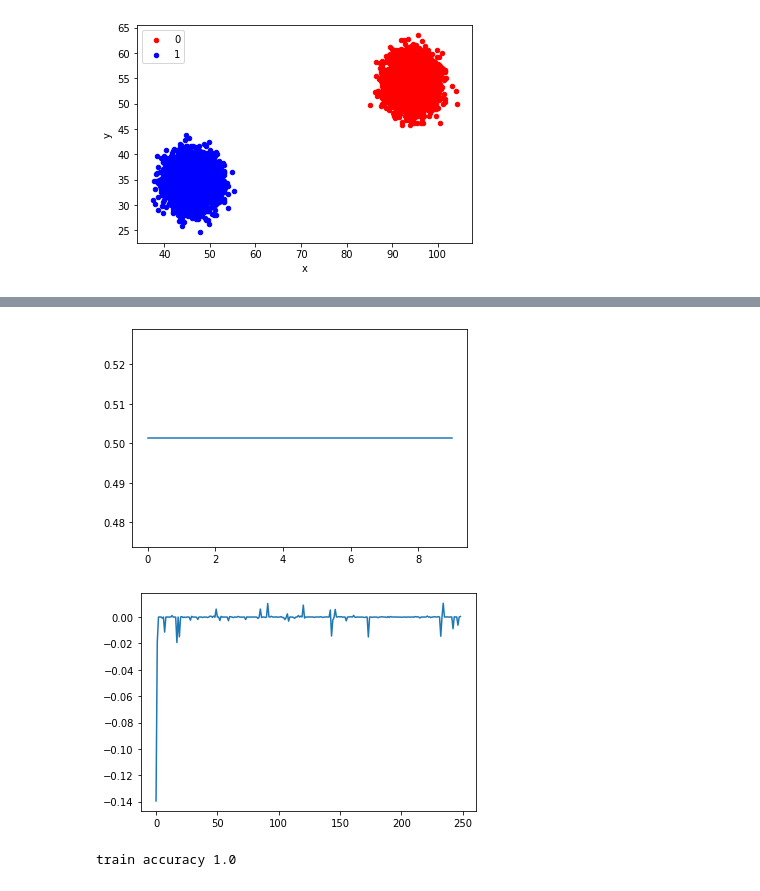
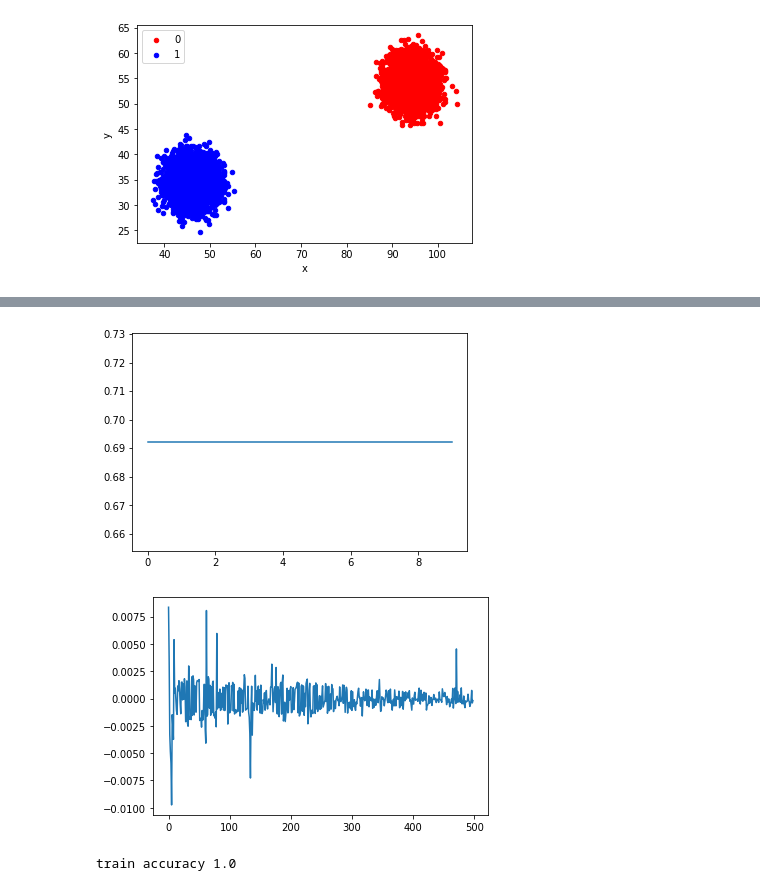
Before and after one commit to lorenz0890/plain_numpy_dnn, a Jupyter notebook: numpy_only_nn.ipynb, the cells around one changed output, grey strips where cells are left out. Drawn from its saved outputs; the diff is of its cells as text; code cells hidden in the pictures.

```diff
--- a/numpy_only_nn.ipynb
+++ b/numpy_only_nn.ipynb
@@ -32,7 +33,7 @@ class Dense:
     def prop_fwd(self, A):
         self.A = A
         debug_print('A', self.A)
-        debug_print('W', d2.W)
+        debug_print('W', self.W)
         self.Z = np.dot(self.W, A)+self.b
         debug_print('Z', self.Z)
         return self.act_fwd(self.Z)
@@ -343,27 +358,23 @@ layers = [
 # TODO:
 # Add the difference between adjunct layer weight matrices and their distributions somehow.
 # Current calculation based only on the current layers weight matrix shape and changing exponents.
-layers[0].W *= 1.0e0* (min(layers[0].W.shape[0], layers[0].W.shape[1])/
-                       max(layers[0].W.shape[0], layers[0].W.shape[1]))
+MOD_WEIGHTS = True
+max_power = 4
+if MOD_WEIGHTS == True:
+    k = len(layers)
+    stepsize = int(max_power/k)
 
-layers[1].W *= 1.0e-1*(min(layers[1].W.shape[0], layers[1].W.shape[1])/
-                       max(layers[1].W.shape[0], layers[1].W.shape[1]))
+    for i in range(0, k):
+        ratio = (min(layers[i].W.shape[0], layers[i].W.shape[1])/
+                 max(layers[i].W.shape[0], layers[i].W.shape[1]))
+        power = 1.0/np.power(10, stepsize*i)
+        layers[i].W *= power * ratio
+        layers[k-1-i].b *= power * ratio
 
-layers[2].W *= 1.0e-2*(min(layers[2].W.shape[0], layers[2].W.shape[1])/
-                       max(layers[2].W.shape[0], layers[2].W.shape[1]))
 
-layers[0].b *= 1.0e-2*(min(layers[0].W.shape[0], layers[0].W.shape[1])/
-                       max(layers[0].W.shape[0], layers[0].W.shape[1]))
-
-layers[1].b *= 1.0e-1*(min(layers[1].W.shape[0], layers[1].W.shape[1])/
-                       max(layers[1].W.shape[0], layers[1].W.shape[1]))
-
-layers[2].b *= 1.0e0*(min(layers[2].W.shape[0], layers[2].W.shape[1])/
-                       max(layers[2].W.shape[0], layers[2].W.shape[1]))
-
-batch_size = 40
+batch_size = 20
 epochs = 10
-alpha = 7.0e-1
+alpha = 4.0e-2
 beta = 1e-3
 iteration_loss = []
 epoch_loss = []
@@ -386,40 +397,40 @@ for i  in range(epochs):
         updB = []
         for k, layer in enumerate(layers):
             dZ = layer.prop_bwd(dA/batch_size, layer.Z)
-            dW = np.array([np.array([np.sum(layer.A)*z]) for z in dZ])/layer.A.shape[0]
+            dW = np.array([np.array([np.sum(layer.A)*z]) for z in dZ])/layer.A.shape[0] # This should
             db = np.sum(dZ, axis=0, keepdims=True)/layer.A.shape[0]
             dA = np.dot(layer.W.T, dZ)
             gradient_normalizer = np.abs(1.0/dA)  # Gradient normalization and amplification
             gradient_amplifier = max(dA.shape[0], layer.W.shape[0])/min(dA.shape[0], layer.W.shape[0])
             dA*=gradient_normalizer*gradient_amplifier
             updW.append(dW*exp_decay(batch_no*i, alpha, beta))
             updB.append(db*exp_decay(batch_no*i, alpha, beta))
 
         for k, W in enumerate(updW):
             if k == len(updW)-1: mean_grads_top_layer.append(W.mean())
             layers[k].W -= W
             layers[k].b -= updB[k]
         layers.reverse()
         batch_no+=1
 
     epoch_loss.append(np.array(iteration_loss).mean())
 
 
 correct = 0
 pyplot.plot(epoch_loss)
 pyplot.show()
 pyplot.plot(mean_grads_top_layer)
 pyplot.show()
 for j, x in enumerate(X):
     Y_hat = x
     for layer in layers:
         Y_hat = layer.prop_fwd(Y_hat)
     if (np.around(Y_hat, decimals=0) == Y[j]).all():
         correct+=1
 print('train accuracy', correct/len(Y))
 # %% [output]
-[figure, old version]
+[figure, new version]
-[figure, old version]
+[figure, new version]
 train accuracy 1.0
 # %%
 for j, x in enumerate(X):
```
Also changed, not shown: parts of 5 cells of this notebook.
